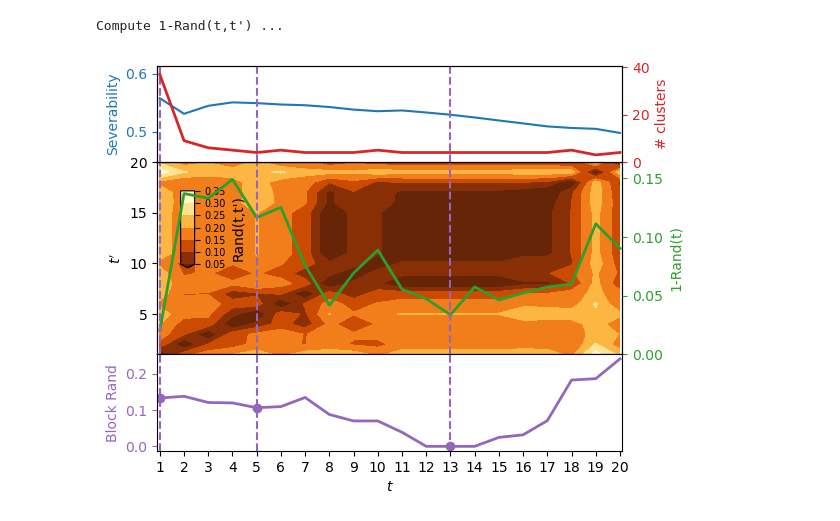
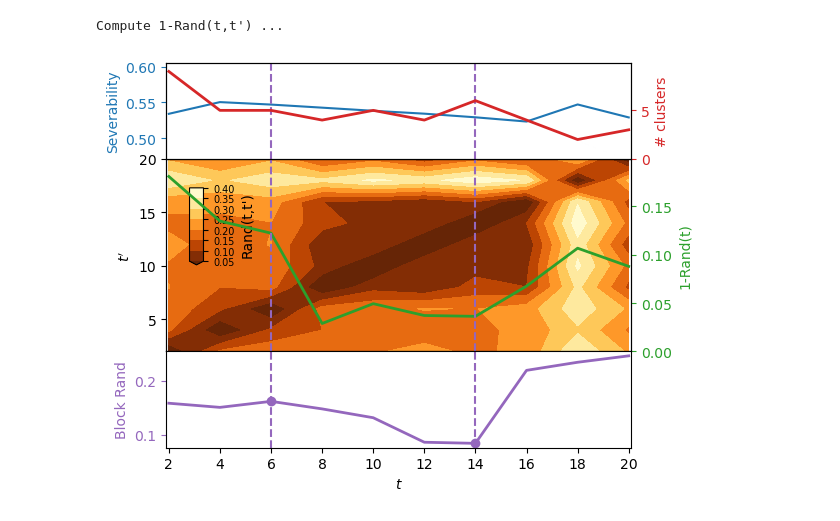
Before and after one commit to barahona-research-group/severability, a Jupyter notebook: notebooks/Example_3.ipynb, the cells around one changed output. Drawn from its saved outputs; the diff is of its cells as text; code cells hidden in the pictures.

```diff
--- a/notebooks/Example_3.ipynb
+++ b/notebooks/Example_3.ipynb
@@ -18,16 +18,17 @@ Graph with 100 nodes and 180 edges
 A = nx.to_numpy_array(G)
 # %%
 # run multiscale severability
-sev_results = severability.multiscale_severability(A, t_max=20, n_tries=20, n_workers=5)
+sev_results = severability.multiscale_severability(A, t_max=20, n_tries=20, n_workers=5, max_size=60)
 # %% [output]
 Optimise severability ...
 Compute 1-Rand(t) ...
 Compute 1-Rand(t,t') ...
 # %%
 # plot severability results
+sev_results = severability.identify_optimal_scales(sev_results, kernel_size=4)
 severability.plot_scan(sev_results)
 # %% [output]
-[figure, old version]
+[figure, new version]
 # %%
 # create the pie chart graph visualisation
 for i in sev_results["selected_partitions"]:
```
Also changed, not shown: parts of 2 cells of this notebook, 5 other files.
